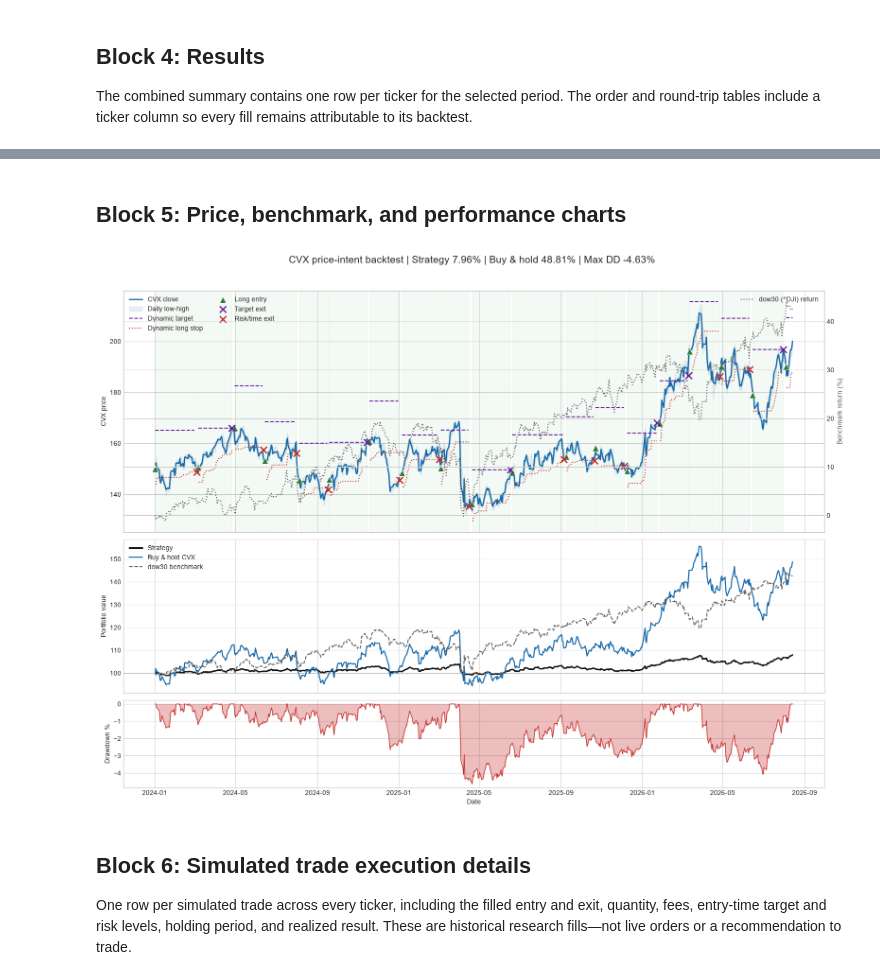
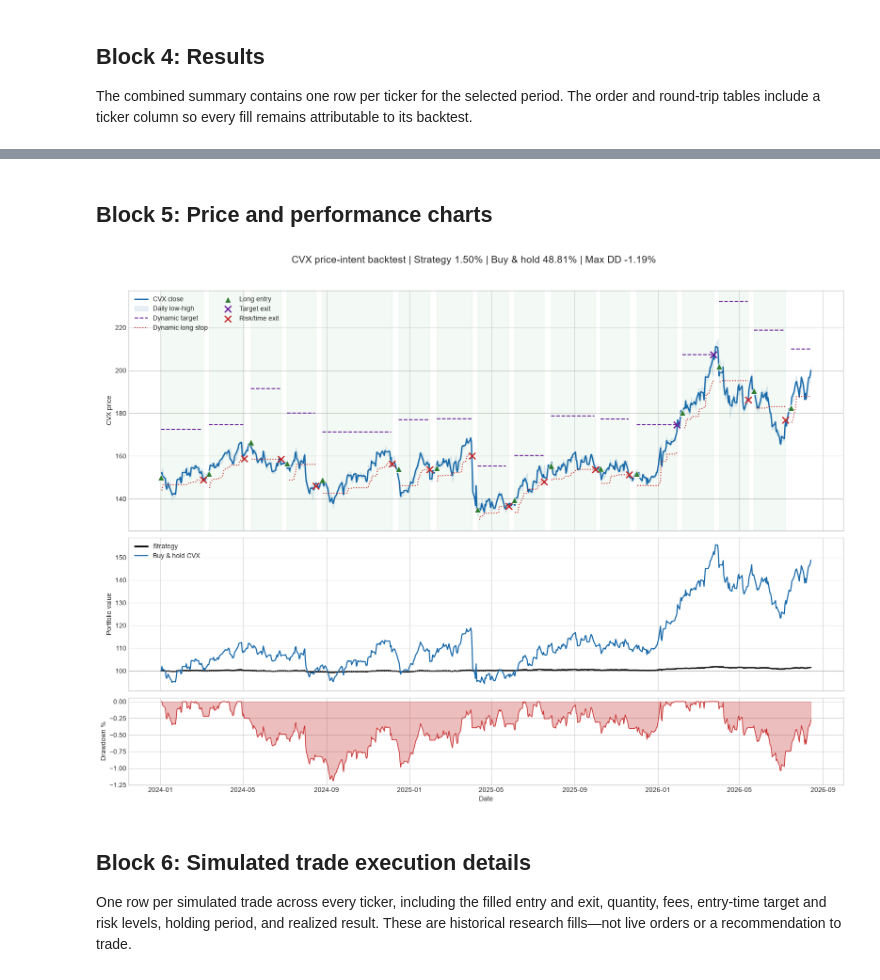
Before and after one commit to tathagata1/stock-analysis, a Jupyter notebook: 04_backtesting.ipynb, the cells around one changed output, grey strips where cells are left out. Saved outputs shown, nothing was run; the diff lists cells and outputs as text; code cells hidden in the pictures.

```diff
--- a/04_backtesting.ipynb
+++ b/04_backtesting.ipynb
@@ -31,8 +31,6 @@ Supported index names are `dow30`, `nasdaq100`, `sp500`, `ftse100`, and `ftse250
 # %%
 # Instruments and single backtest period
 ticker = ["CVX"]  # Each ticker gets an independent backtest and its own initial_capital.
-index_name = "dow30"  # Benchmark for comparison; also used for the optional membership check.
-
 start_date = "2024-01-01"  # First date included in the backtest.
 end_date = None              # Last date included; None means the latest available session.
 
@@ -45,29 +43,28 @@ trailing_stop_pct = 0.05           # Trail by 5% from the best completed high/lo
 
 # Capital, position, and order limits
 initial_capital = 100.00  # Starting cash assigned separately to every ticker.
-position_size_pct = 0.2  # Fraction of current cash committed per entry: 1.00 = 100%, 0.25 = 25%.
+position_size_pct = 0.05  # Fraction of current cash committed per entry: 1.00 = 100%, 0.25 = 25%.
 max_shares = None         # Maximum shares per position; None leaves the position limited only by cash.
 whole_shares = False      # False permits fractional shares; True rounds the quantity down.
 max_entries = 1000        # Maximum number of successfully opened positions during the period.
 allow_reentry = True      # True permits another entry after a position has exited.
-cooldown_days = 1         # Full trading sessions to wait after an exit before another entry.
+cooldown_days = 5         # Full trading sessions to wait after an exit before another entry.
 min_holding_days = 30     # Top priority: block every normal exit, including all stops and targets, until N sessions.
 max_holding_days = 1000   # Last priority: exit at close after N sessions only when no stop or target exits first.
 
 # Execution assumptions
 commission_per_order = 0.00  # Flat cash fee charged on every entry and exit order.
 slippage_bps = 0.0           # Adverse fill adjustment: 10 basis points = 0.10% per order.
-same_day_exit_priority = "stop"  # If target and stop are both touched after entry, choose "stop" or "target".
-entry_bar_exit_policy = "stop"   # Entry-candle tie policy; min_holding_days > 0 prevents any entry-candle exit.
+same_day_exit_priority = "target"  # If target and stop are both touched after entry, choose "stop" or "target".
+entry_bar_exit_policy = "target"   # Entry-candle tie policy; min_holding_days > 0 prevents any entry-candle exit.
 level_update_mode = "entry"      # Lock each trade's percentage-derived target and initial stop at entry.
 allow_stop_widening = False         # False prevents an active stop from moving farther away from the position.
 force_exit_at_end = False           # Separate override: True closes on the final close even if minimum hold is unmet.
 
 # Cache and optional exports
-cache_dir = "cache"            # Directory for downloaded prices, benchmark data, and index constituents.
+cache_dir = "cache"            # Directory for downloaded ticker price history.
 cache_max_age_hours = 24        # Cached files older than this are considered stale.
 refresh_price_cache = True      # True requests fresh prices even when a usable cache file exists.
-check_index_membership = True   # Check whether each ticker is currently in index_name (not historical membership).
 export_results = False          # True writes result tables to CSV files under output/.
 save_chart = False              # True saves each chart under output/ in addition to displaying it.
 # %% [markdown]
@@ -160,7 +145,7 @@ for current_ticker in normalized_tickers:
     market_data = market_data_by_ticker[current_ticker]
     backtest = run_price_intent_backtest(
         history=market_data["price_history"],
-        benchmark=market_data["benchmark_history"],
+        benchmark=None,
         entry_limit=None,
         target=None,
         fixed_stop=None,
@@ -353,30 +337,26 @@ if export_results:
 # %% [markdown]
-## Block 5: Price, benchmark, and performance charts
+## Block 5: Price and performance charts
 # %%
 figures_by_ticker = {}
 chart_files_by_ticker = {}
 for current_ticker, backtest in backtests_by_ticker.items():
-    market_data = market_data_by_ticker[current_ticker]
     equity_levels = backtest["equity_curve"]
     fig, chart_file = plot_backtest_results(
         backtest=backtest,
-        benchmark_history=market_data["benchmark_history"],
         ticker=current_ticker,
-        index_name=index_name,
-        benchmark_ticker=market_data["benchmark_ticker"],
         buy_price=None,
         sell_price=equity_levels["target"],
         stop_loss=equity_levels["active_stop"],
         initial_capital=initial_capital,
         chart_output_dir="output" if save_chart else None,
     )
     figures_by_ticker[current_ticker] = fig
     chart_files_by_ticker[current_ticker] = chart_file
     if chart_file is not None:
         print(f"Saved {current_ticker} chart to {chart_file.resolve()}")
     plt.show()
 # %% [output]
-[figure, old version]
+[figure, new version]
 # %% [markdown]
 ## Block 6: Simulated trade execution details
 
```
Also changed, not shown: parts of 8 cells of this notebook, 3 other files.
